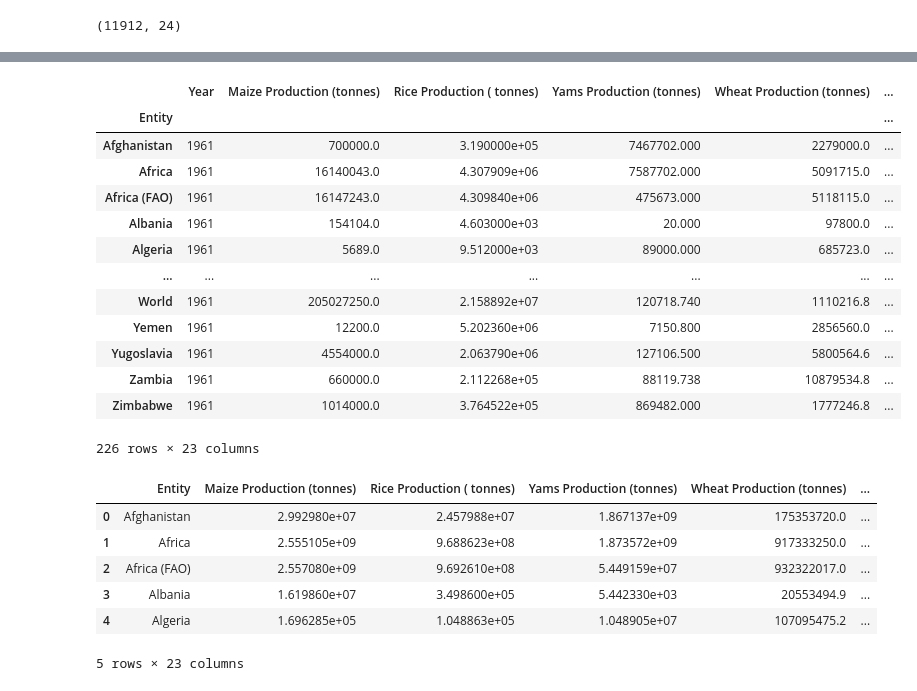
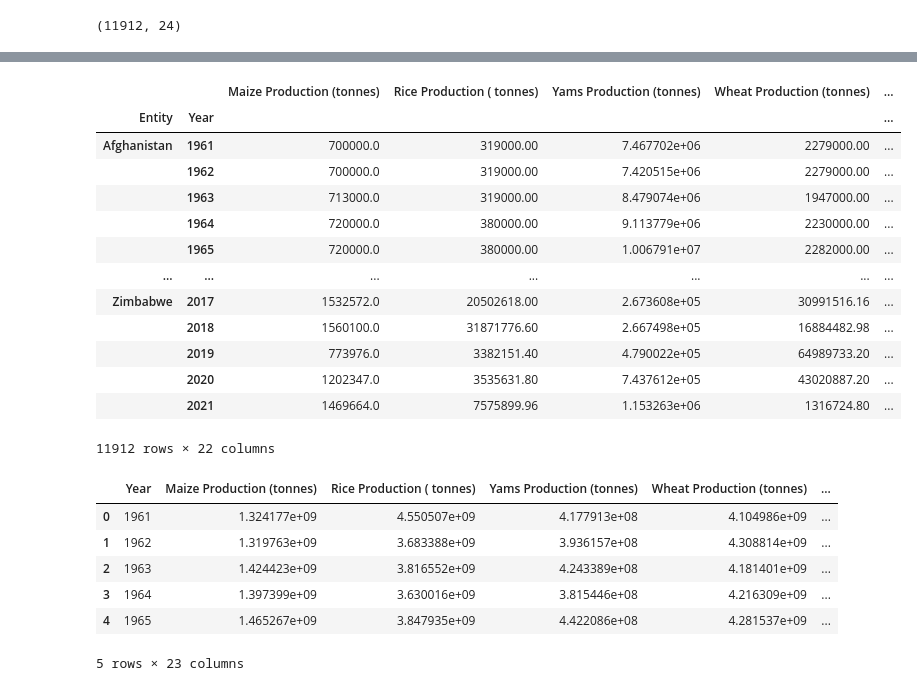
Before and after one commit to Tohbey/Data_Science_Tasks, a Jupyter notebook: EDA Task/World Food Production/world_food_production.ipynb, the cells around one changed output, grey strips where cells are left out. Cells and saved outputs as stored; diff of their text form; code cells hidden in the pictures.

Commit message:
world food production EDA

```diff
--- a/EDA Task/World Food Production/world_food_production.ipynb
+++ b/EDA Task/World Food Production/world_food_production.ipynb
@@ -122,36 +122,36 @@ array(['Afghanistan', 'Africa', 'Africa (FAO)', 'Albania', 'Algeria',
        'Western Asia (FAO)', 'Western Europe (FAO)', 'World', 'Yemen',
        'Yugoslavia', 'Zambia', 'Zimbabwe'], dtype=object)
 # %%
-world_food_production_df.groupby(['Entity']).first()
+world_food_production_df.groupby(['Entity', 'Year']).first()
 # %% [output]
-|  | Year | Maize Production (tonnes) | Rice Production ( tonnes) | Yams Production (tonnes) | Wheat Production (tonnes) | ... |
-| Entity |  |  |  |  |  | ... |
-| Afghanistan | 1961 | 700000.0 | 3.190000e+05 | 7467702.000 | 2279000.0 | ... |
-| Africa | 1961 | 16140043.0 | 4.307909e+06 | 7587702.000 | 5091715.0 | ... |
-| Africa (FAO) | 1961 | 16147243.0 | 4.309840e+06 | 475673.000 | 5118115.0 | ... |
-| Albania | 1961 | 154104.0 | 4.603000e+03 | 20.000 | 97800.0 | ... |
-| Algeria | 1961 | 5689.0 | 9.512000e+03 | 89000.000 | 685723.0 | ... |
+|  |  | Maize Production (tonnes) | Rice Production ( tonnes) | Yams Production (tonnes) | Wheat Production (tonnes) | ... |
+| Entity | Year |  |  |  |  | ... |
+| Afghanistan | 1961 | 700000.0 | 319000.00 | 7.467702e+06 | 2279000.00 | ... |
+|  | 1962 | 700000.0 | 319000.00 | 7.420515e+06 | 2279000.00 | ... |
+|  | 1963 | 713000.0 | 319000.00 | 8.479074e+06 | 1947000.00 | ... |
+|  | 1964 | 720000.0 | 380000.00 | 9.113779e+06 | 2230000.00 | ... |
+|  | 1965 | 720000.0 | 380000.00 | 1.006791e+07 | 2282000.00 | ... |
 | ... | ... | ... | ... | ... | ... | ... |
-| World | 1961 | 205027250.0 | 2.158892e+07 | 120718.740 | 1110216.8 | ... |
-| Yemen | 1961 | 12200.0 | 5.202360e+06 | 7150.800 | 2856560.0 | ... |
-| Yugoslavia | 1961 | 4554000.0 | 2.063790e+06 | 127106.500 | 5800564.6 | ... |
-| Zambia | 1961 | 660000.0 | 2.112268e+05 | 88119.738 | 10879534.8 | ... |
-| Zimbabwe | 1961 | 1014000.0 | 3.764522e+05 | 869482.000 | 1777246.8 | ... |
+| Zimbabwe | 2017 | 1532572.0 | 20502618.00 | 2.673608e+05 | 30991516.16 | ... |
+|  | 2018 | 1560100.0 | 31871776.60 | 2.667498e+05 | 16884482.98 | ... |
+|  | 2019 | 773976.0 | 3382151.40 | 4.790022e+05 | 64989733.20 | ... |
+|  | 2020 | 1202347.0 | 3535631.80 | 7.437612e+05 | 43020887.20 | ... |
+|  | 2021 | 1469664.0 | 7575899.96 | 1.153263e+06 | 1316724.80 | ... |
-226 rows × 23 columns
+11912 rows × 22 columns
 # %%
 aggregations = {}
 numerical_columns = world_food_production_df.select_dtypes(include=['number']).columns.drop(labels=['Year']).to_numpy()
 for col in numerical_columns:
     aggregations[col] = 'sum'
 
-country_production = world_food_production_df.groupby(['Entity'], as_index=False).agg(aggregations)
+yearly_production = world_food_production_df.groupby(['Year'], as_index=False).agg(aggregations)
 
-country_production.head()
+yearly_production.head()
 # %% [output]
-|  | Entity | Maize Production (tonnes) | Rice Production ( tonnes) | Yams Production (tonnes) | Wheat Production (tonnes) | ... |
-| 0 | Afghanistan | 2.992980e+07 | 2.457988e+07 | 1.867137e+09 | 175353720.0 | ... |
-| 1 | Africa | 2.555105e+09 | 9.688623e+08 | 1.873572e+09 | 917333250.0 | ... |
-| 2 | Africa (FAO) | 2.557080e+09 | 9.692610e+08 | 5.449159e+07 | 932322017.0 | ... |
-| 3 | Albania | 1.619860e+07 | 3.498600e+05 | 5.442330e+03 | 20553494.9 | ... |
-| 4 | Algeria | 1.696285e+05 | 1.048863e+05 | 1.048905e+07 | 107095475.2 | ... |
+|  | Year | Maize Production (tonnes) | Rice Production ( tonnes) | Yams Production (tonnes) | Wheat Production (tonnes) | ... |
+| 0 | 1961 | 1.324177e+09 | 4.550507e+09 | 4.177913e+08 | 4.104986e+09 | ... |
+| 1 | 1962 | 1.319763e+09 | 3.683388e+09 | 3.936157e+08 | 4.308814e+09 | ... |
+| 2 | 1963 | 1.424423e+09 | 3.816552e+09 | 4.243389e+08 | 4.181401e+09 | ... |
+| 3 | 1964 | 1.397399e+09 | 3.630016e+09 | 3.815446e+08 | 4.216309e+09 | ... |
+| 4 | 1965 | 1.465267e+09 | 3.847935e+09 | 4.422086e+08 | 4.281537e+09 | ... |
 5 rows × 23 columns
```
Also changed, not shown: parts of 5 cells of this notebook, 5 other files.
